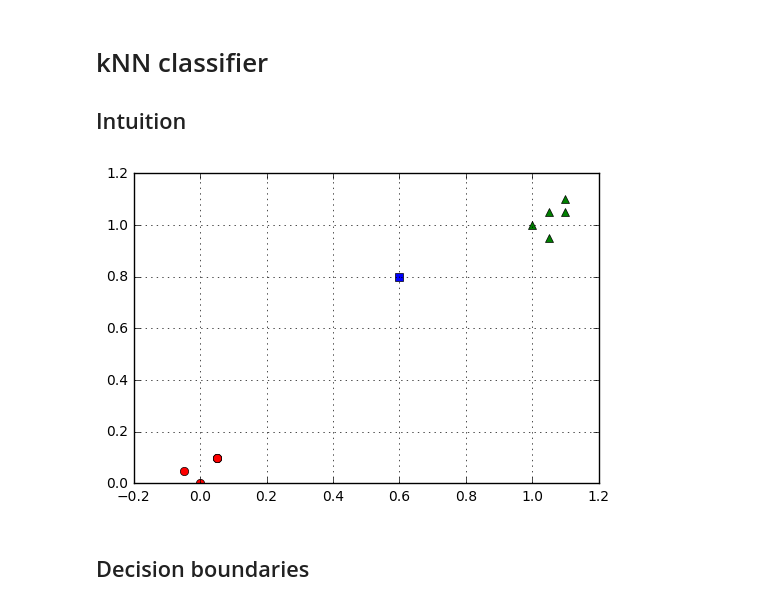
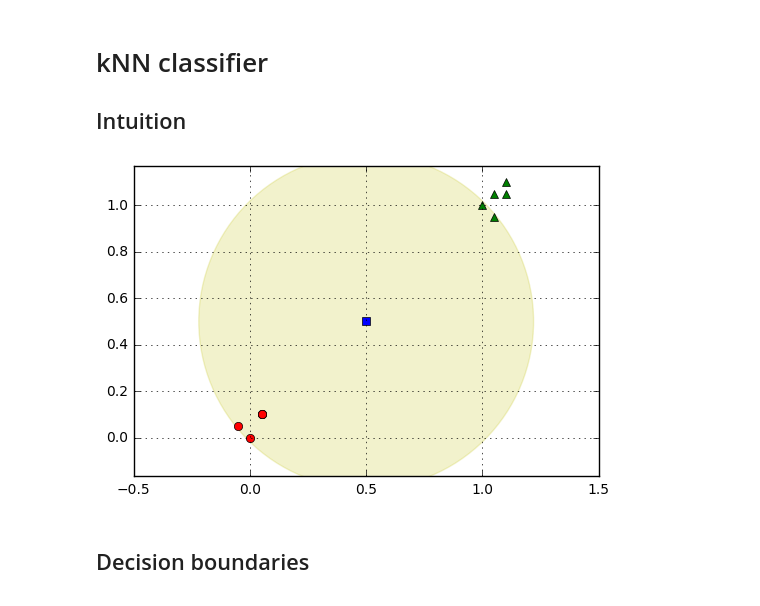
Before and after one commit to zalon525/mro-knn, a Jupyter notebook: kNN-intro.ipynb, the cells around one changed output. Drawn from its saved outputs; the diff is of its cells as text; code cells hidden in the pictures.

```diff
--- a/kNN-intro.ipynb
+++ b/kNN-intro.ipynb
@@ -4,16 +4,20 @@
 # %%
 import numpy as np
 import matplotlib.pyplot as plt
-
+a=0.5
+b=0.5
 plt.plot([0, 0.05, -0.05, 0.05, 0.05], [0,0.1,0.05, 0.1, 0.1],  'ro')
 plt.plot([1,1.05,1.05, 1.1, 1.1], [1, 1.05, 0.95, 1.1, 1.05], 'g^')
-plt.plot([0.6], [0.8], 'bs')
-
+plt.plot([a], [b], 'bs')
+circle1=plt.Circle([a, b],0.72,color='y', alpha=.2)
+plt.gcf().gca().add_artist(circle1)
+plt.axis('equal')
+plt.axis([-0.5, 1.5,-1, 2])
 plt.grid(True)
 
 plt.show()
 # %% [output]
-[figure, old version]
+[figure, new version]
 # %% [markdown]
 ## Decision boundaries
 # %%
```
